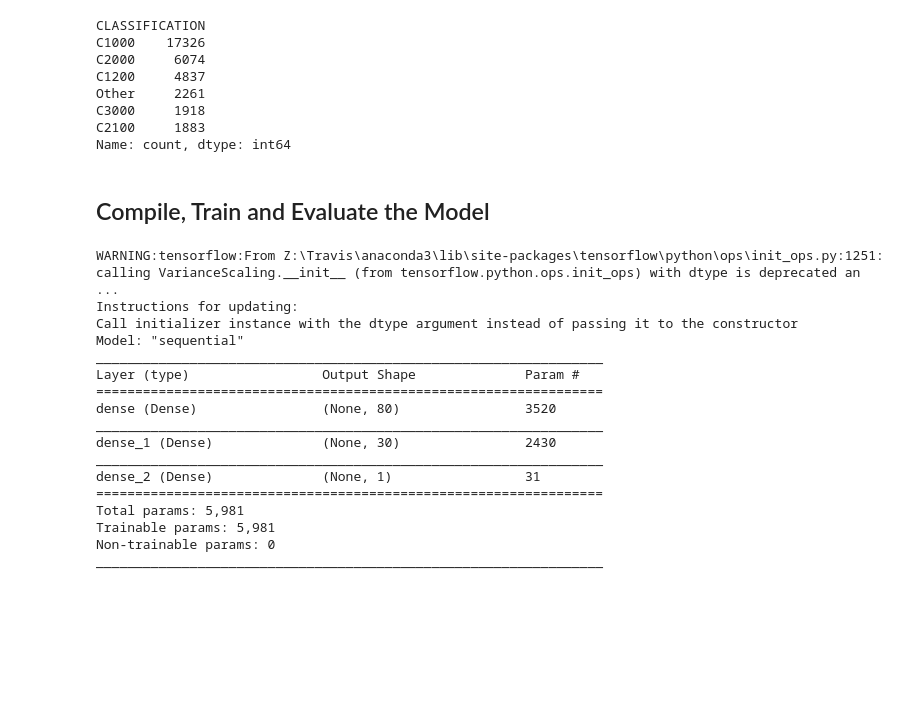
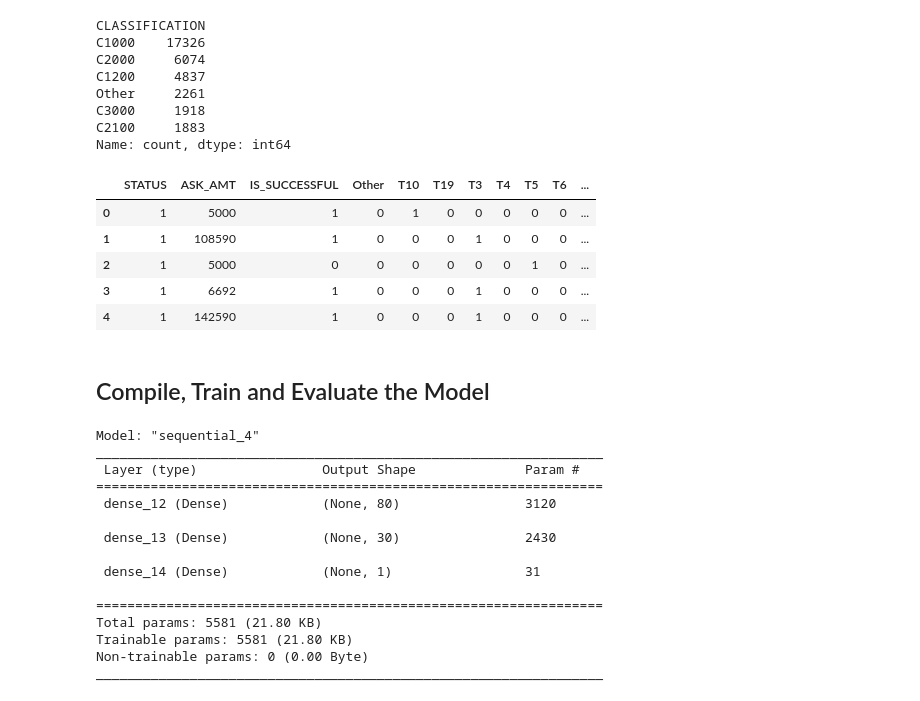
Before and after one commit to peggz19/Deep-Learning-Challenge, a Jupyter notebook: Alphabet's_soup_funding.ipynb, the cells around one changed output. Cells and saved outputs as stored; diff of their text form; code cells hidden in the pictures; blank space fills up the shorter version.

```diff
--- a/Alphabet's_soup_funding.ipynb
+++ b/Alphabet's_soup_funding.ipynb
@@ -166,2 +154,27 @@ Name: count, dtype: int64
+# %%
+# Convert categorical data to numeric with `pd.get_dummies`
+#colums to transform APPLICATION_TYPE, AFFILIATION,CLASSIFICATION,USE_CASE,ORGANIZATION,SPECIAL_CONSIDERATIONS,INCOME_AMT
+application_type_dummies = pd.get_dummies(application_df['APPLICATION_TYPE'], dtype=int)
+income_amt_dummies = pd.get_dummies(application_df['INCOME_AMT'], dtype=int)
+affiliation_dummies = pd.get_dummies(application_df['AFFILIATION'], dtype=int)
+classification_dummies = pd.get_dummies(application_df['CLASSIFICATION'], dtype=int)
+use_case_dummies = pd.get_dummies(application_df['USE_CASE'], dtype=int)
+organization_dummies = pd.get_dummies(application_df['ORGANIZATION'], dtype=int)
+special_considerations_dummies = pd.get_dummies(application_df['SPECIAL_CONSIDERATIONS'], dtype=int)
+application_df_dummies = application_df.drop(['APPLICATION_TYPE', 'AFFILIATION','CLASSIFICATION',
+                                              'USE_CASE','ORGANIZATION','SPECIAL_CONSIDERATIONS','INCOME_AMT'], axis = 1)
+application_df_dummies = pd.concat([application_df_dummies,application_type_dummies,
+                                   affiliation_dummies,classification_dummies,organization_dummies,
+                                   special_considerations_dummies,income_amt_dummies], axis = 1 )
+
+pd.set_option('display.max_columns', None)
+application_df_dummies.head()
+# %% [output]
+|  | STATUS | ASK_AMT | IS_SUCCESSFUL | Other | T10 | T19 | T3 | T4 | T5 | T6 | ... |
+| 0 | 1 | 5000 | 1 | 0 | 1 | 0 | 0 | 0 | 0 | 0 | ... |
+| 1 | 1 | 108590 | 1 | 0 | 0 | 0 | 1 | 0 | 0 | 0 | ... |
+| 2 | 1 | 5000 | 0 | 0 | 0 | 0 | 0 | 0 | 1 | 0 | ... |
+| 3 | 1 | 6692 | 1 | 0 | 0 | 0 | 1 | 0 | 0 | 0 | ... |
+| 4 | 1 | 142590 | 1 | 0 | 0 | 0 | 1 | 0 | 0 | 0 | ... |
 # %%
 # Split our preprocessed data into our features and target arrays
@@ -183,36 +196,33 @@ X_test_scaled = X_scaler.transform(X_test)
 ## Compile, Train and Evaluate the Model
 # %%
 # Define the model - deep neural net, i.e., the number of input features and hidden nodes for each layer.
-#  YOUR CODE GOES HERE
 
 nn = tf.keras.models.Sequential()
 
 # First hidden layer
-#  YOUR CODE GOES HERE
+nn.add(tf.keras.layers.Dense(units=80,activation = 'tanh', input_dim = len(X.columns)))
 
 # Second hidden layer
-#  YOUR CODE GOES HERE
+nn.add(tf.keras.layers.Dense(units=30,activation = 'tanh'))
 
 # Output layer
-#  YOUR CODE GOES HERE
+nn.add(tf.keras.layers.Dense(units=1,activation = 'sigmoid')) #as we want a result between 0 and 1
 
 # Check the structure of the model
 nn.summary()
 # %% [output]
-WARNING:tensorflow:From Z:\Travis\anaconda3\lib\site-packages\tensorflow\python\ops\init_ops.py:1251: calling VarianceScaling.__init__ (from tensorflow.python.ops.init_ops) with dtype is deprecated an ...
-Instructions for updating:
-Call initializer instance with the dtype argument instead of passing it to the constructor
-Model: "sequential"
+Model: "sequential_4"
 _________________________________________________________________
-Layer (type)                 Output Shape              Param #
+ Layer (type)                Output Shape              Param #
 =================================================================
-dense (Dense)                (None, 80)                3520
+ dense_12 (Dense)            (None, 80)                3120
+
+ dense_13 (Dense)            (None, 30)                2430
+
+ dense_14 (Dense)            (None, 1)                 31
+
+=================================================================
+Total params: 5581 (21.80 KB)
+Trainable params: 5581 (21.80 KB)
+Non-trainable params: 0 (0.00 Byte)
 _________________________________________________________________
-dense_1 (Dense)              (None, 30)                2430
-_________________________________________________________________
-dense_2 (Dense)              (None, 1)                 31
-=================================================================
-Total params: 5,981
-Trainable params: 5,981
-Non-trainable params: 0
-_________________________________________________________________
```
Also changed, not shown: parts of 10 cells of this notebook, 2 other files.
